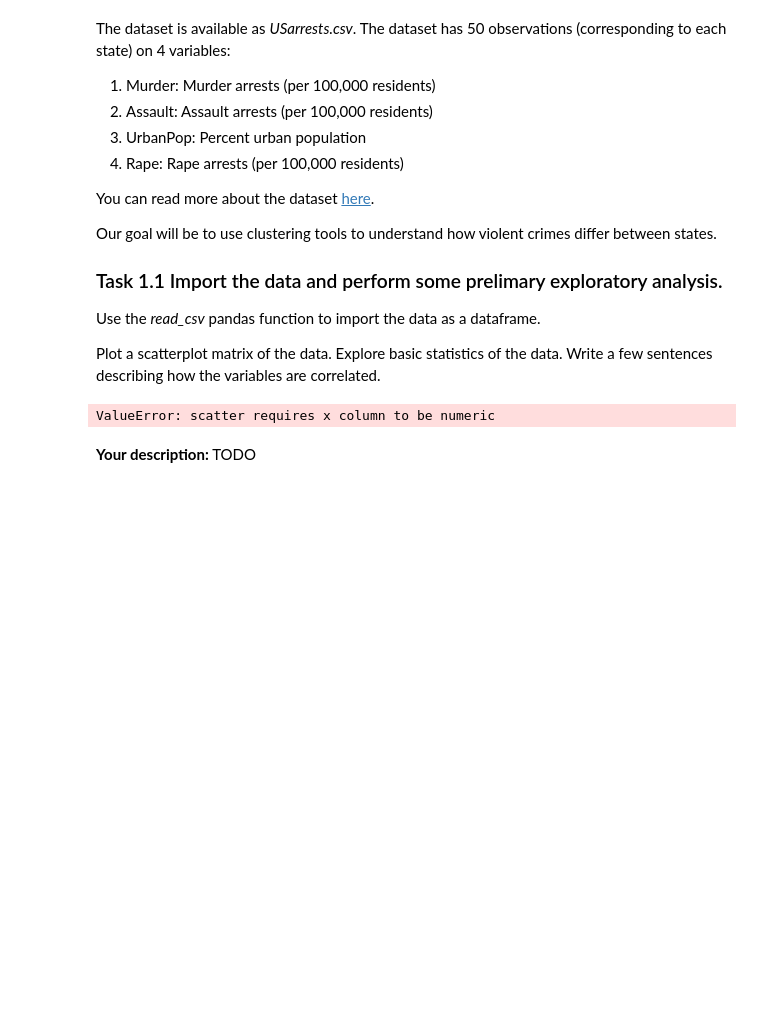
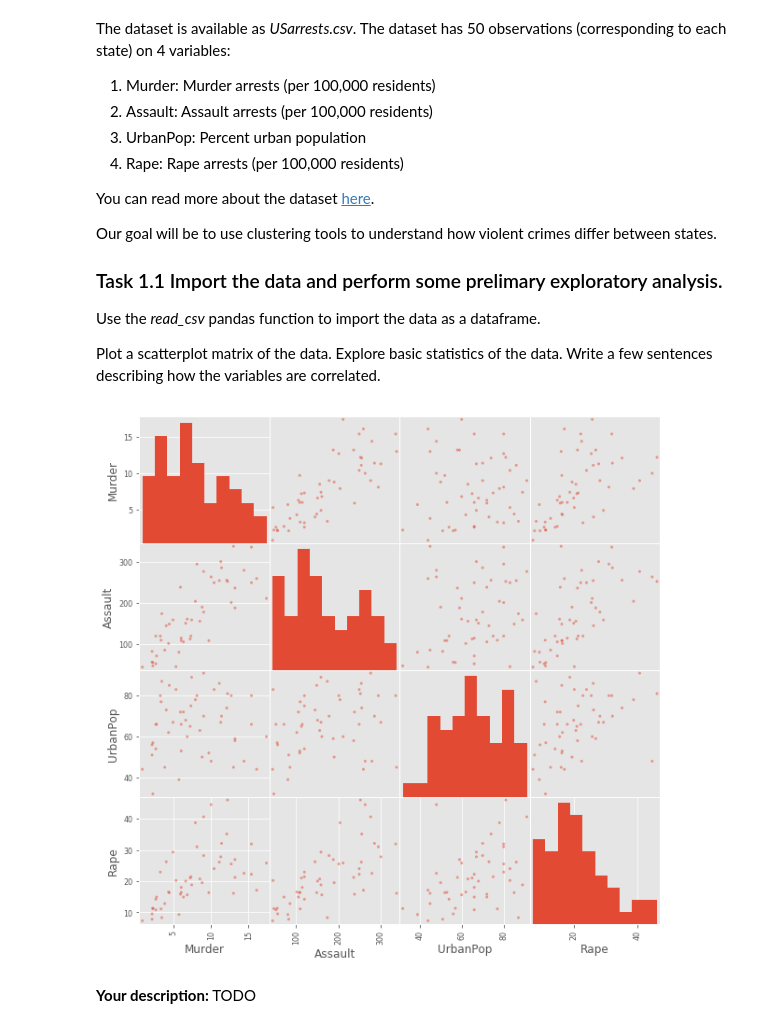
Before and after one commit to tjtiner/datasciencecourse, a Jupyter notebook: HW8/2018-HW8.ipynb, the cells around one changed output. Saved outputs shown, nothing was run; the diff lists cells and outputs as text; code cells hidden in the pictures; blank space fills up the shorter version.

```diff
--- a/HW8/2018-HW8.ipynb
+++ b/HW8/2018-HW8.ipynb
@@ -70,10 +72,10 @@ df = pd.read_csv('USarrests.csv')
 df['State'] = df['Unnamed: 0']
 # %%
 df = df[['State','Murder','Assault','UrbanPop','Rape']]
-# %%
-df.plot.scatter(x="State",y="Assault")
-# %% [output]
-ValueError: scatter requires x column to be numeric
+# %%
+pd.plotting.scatter_matrix(df,figsize=(10,10));
+# %% [output]
+[figure, added]
 # %% [markdown]
 **Your description:** TODO
 # %% [markdown]
```
Also changed, not shown: parts of 12 cells of this notebook.
